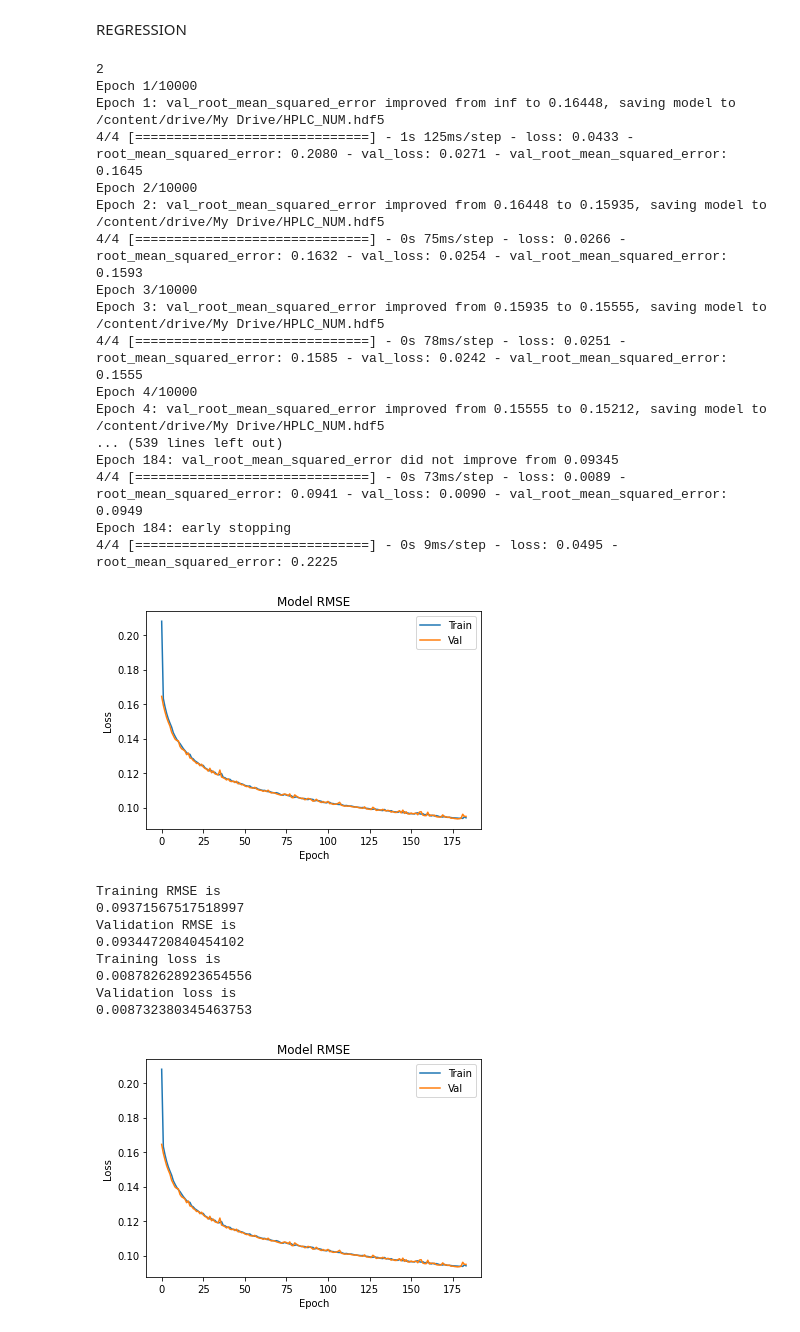
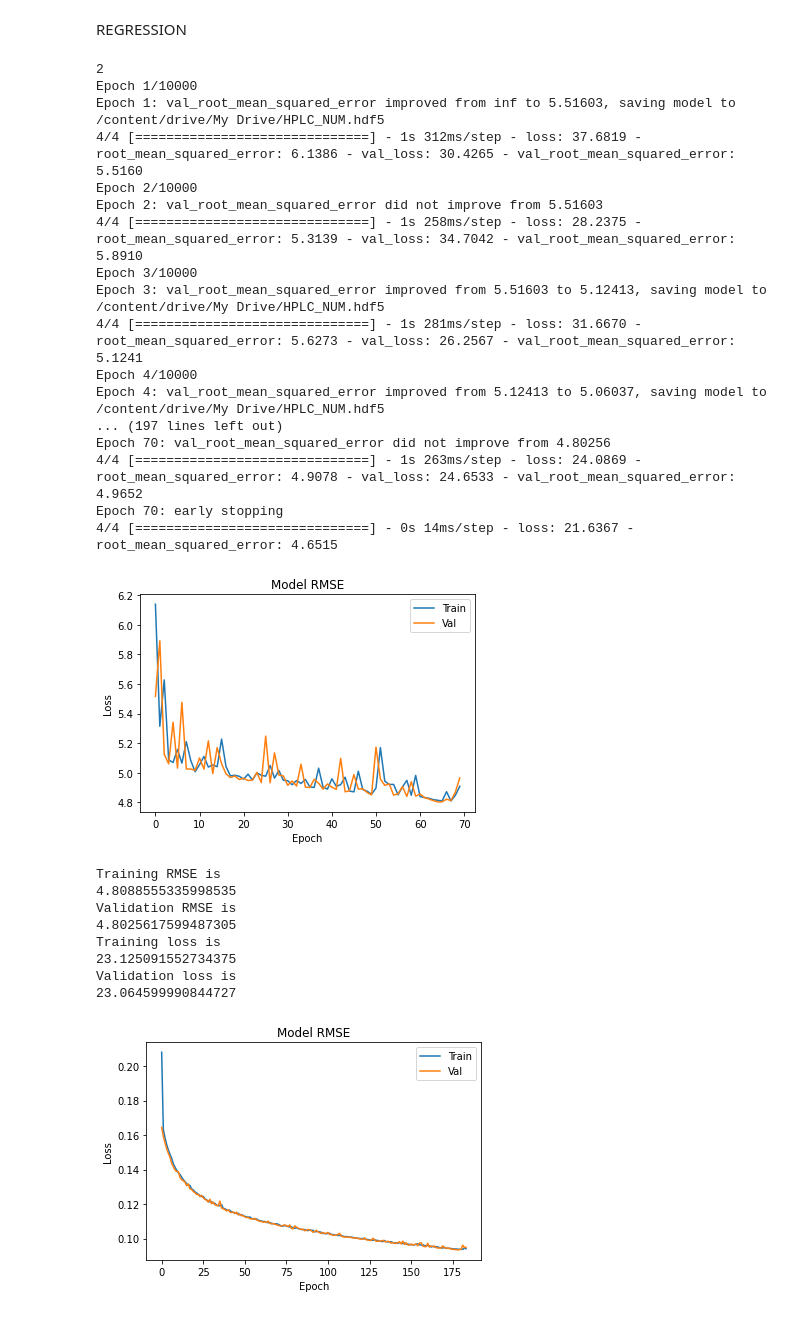
Before and after one commit to Swayamprakashpatel/HPLC, a Jupyter notebook: HPLC.ipynb, the cells around one changed output. Drawn from its saved outputs; the diff is of its cells as text; code cells hidden in the pictures.

```diff
--- a/HPLC.ipynb
+++ b/HPLC.ipynb
@@ -32,7 +32,7 @@ Y_Cat = df.iloc[:, 4:7]
 Y_Num = df.iloc[:,1774:1776]
 
 
-Y_Num = Y_Num.div(25).round(2)
+Y_Num = Y_Num.div(1).round(2)
 # %%
 print(Y_Num)
 # %% [output]
@@ -84,9 +84,9 @@ print(output_nodes)
 
 
 model = tf.keras.Sequential([
-                             tf.keras.layers.Dense(512, activation='relu', input_shape=(1767,)),
-                             tf.keras.layers.Dense(512, activation='relu'),
-                             tf.keras.layers.Dense(512, activation='relu'),
+                             tf.keras.layers.Dense(1512, activation='relu', input_shape=(1767,)),
+                             tf.keras.layers.Dense(1512, activation='relu'),
+                             tf.keras.layers.Dense(1512, activation='relu'),
                              tf.keras.layers.Dense(output_nodes, activation ='relu')])
 
 model.compile(optimizer=tf.keras.optimizers.SGD(learning_rate = 0.02), loss=tf.keras.losses.MeanSquaredError(), metrics=[tf.keras.metrics.RootMeanSquaredError()])
@@ -95,54 +95,54 @@ model.evaluate(X_test, Y_test)
 
 # Error Graph
 from matplotlib import pyplot as plt
 plt.plot(hist.history['root_mean_squared_error'])
 plt.plot(hist.history['val_root_mean_squared_error'])
 plt.title('Model RMSE')
 plt.ylabel('Loss')
 plt.xlabel('Epoch')
 plt.legend(['Train', 'Val'], loc='upper right')
 plt.show()
 
 
 train_acc = min(hist.history['root_mean_squared_error'])
 val_acc = min(hist.history['val_root_mean_squared_error'])
 train_loss = min(hist.history['loss'])
 val_loss = min(hist.history['val_loss'])
 print('Training RMSE is')
 print(train_acc)
 print('Validation RMSE is')
 print(val_acc)
 print('Training loss is')
 print(train_loss)
 print('Validation loss is')
 print(val_loss)
 # %% [output]
 2
 Epoch 1/10000
-Epoch 1: val_root_mean_squared_error improved from inf to 0.16448, saving model to /content/drive/My Drive/HPLC_NUM.hdf5
-4/4 [==============================] - 1s 125ms/step - loss: 0.0433 - root_mean_squared_error: 0.2080 - val_loss: 0.0271 - val_root_mean_squared_error: 0.1645
+Epoch 1: val_root_mean_squared_error improved from inf to 5.51603, saving model to /content/drive/My Drive/HPLC_NUM.hdf5
+4/4 [==============================] - 1s 312ms/step - loss: 37.6819 - root_mean_squared_error: 6.1386 - val_loss: 30.4265 - val_root_mean_squared_error: 5.5160
 Epoch 2/10000
-Epoch 2: val_root_mean_squared_error improved from 0.16448 to 0.15935, saving model to /content/drive/My Drive/HPLC_NUM.hdf5
-4/4 [==============================] - 0s 75ms/step - loss: 0.0266 - root_mean_squared_error: 0.1632 - val_loss: 0.0254 - val_root_mean_squared_error: 0.1593
+Epoch 2: val_root_mean_squared_error did not improve from 5.51603
+4/4 [==============================] - 1s 258ms/step - loss: 28.2375 - root_mean_squared_error: 5.3139 - val_loss: 34.7042 - val_root_mean_squared_error: 5.8910
 Epoch 3/10000
-Epoch 3: val_root_mean_squared_error improved from 0.15935 to 0.15555, saving model to /content/drive/My Drive/HPLC_NUM.hdf5
-4/4 [==============================] - 0s 78ms/step - loss: 0.0251 - root_mean_squared_error: 0.1585 - val_loss: 0.0242 - val_root_mean_squared_error: 0.1555
+Epoch 3: val_root_mean_squared_error improved from 5.51603 to 5.12413, saving model to /content/drive/My Drive/HPLC_NUM.hdf5
+4/4 [==============================] - 1s 281ms/step - loss: 31.6670 - root_mean_squared_error: 5.6273 - val_loss: 26.2567 - val_root_mean_squared_error: 5.1241
 Epoch 4/10000
-Epoch 4: val_root_mean_squared_error improved from 0.15555 to 0.15212, saving model to /content/drive/My Drive/HPLC_NUM.hdf5
-... (539 lines left out)
-Epoch 184: val_root_mean_squared_error did not improve from 0.09345
-4/4 [==============================] - 0s 73ms/step - loss: 0.0089 - root_mean_squared_error: 0.0941 - val_loss: 0.0090 - val_root_mean_squared_error: 0.0949
-Epoch 184: early stopping
-4/4 [==============================] - 0s 9ms/step - loss: 0.0495 - root_mean_squared_error: 0.2225
+Epoch 4: val_root_mean_squared_error improved from 5.12413 to 5.06037, saving model to /content/drive/My Drive/HPLC_NUM.hdf5
+... (197 lines left out)
+Epoch 70: val_root_mean_squared_error did not improve from 4.80256
+4/4 [==============================] - 1s 263ms/step - loss: 24.0869 - root_mean_squared_error: 4.9078 - val_loss: 24.6533 - val_root_mean_squared_error: 4.9652
+Epoch 70: early stopping
+4/4 [==============================] - 0s 14ms/step - loss: 21.6367 - root_mean_squared_error: 4.6515
-[figure, old version]
+[figure, new version]
 Training RMSE is
-0.09371567517518997
+4.8088555335998535
 Validation RMSE is
-0.09344720840454102
+4.8025617599487305
 Training loss is
-0.008782628923654556
+23.125091552734375
 Validation loss is
-0.008732380345463753
+23.064599990844727
 # %%
 # Error Graph
 from matplotlib import pyplot as plt
```
Also changed, not shown: parts of 3 cells of this notebook.
